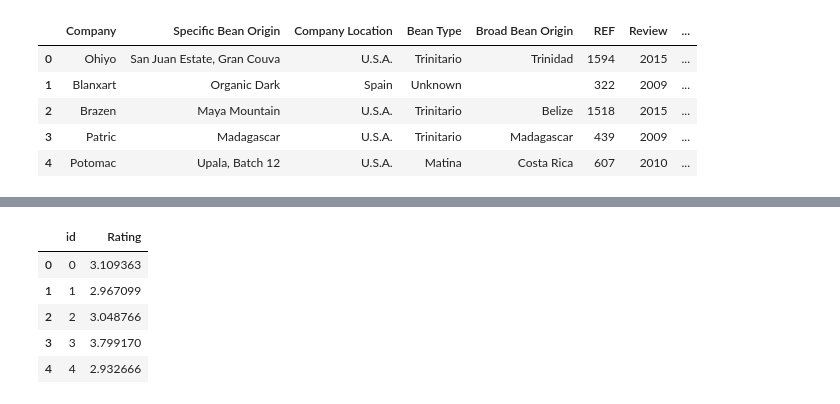
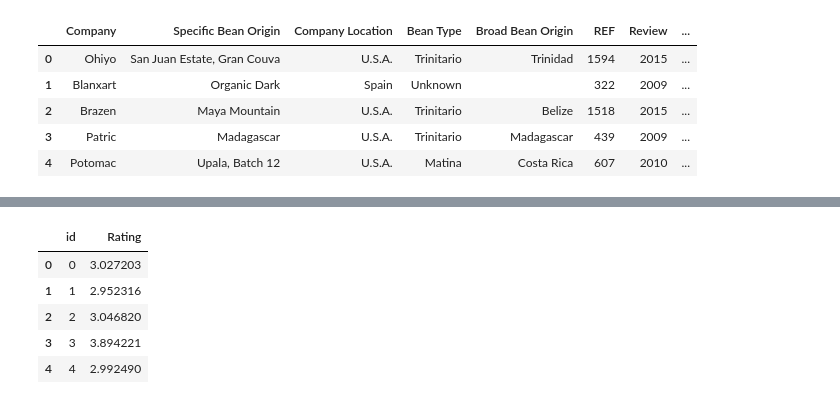
Before and after one commit to PolyakovMA/chocolate-review, a Jupyter notebook: Chocolate_reviews.ipynb, the cells around one changed output, grey strips where cells are left out. Saved outputs shown, nothing was run; the diff lists cells and outputs as text; code cells hidden in the pictures.

```diff
--- a/Chocolate_reviews.ipynb
+++ b/Chocolate_reviews.ipynb
@@ -399,5 +399,5 @@ X_train_1 = X_train.copy()
 X_test_1 = X_test.copy()
 # %%
 #2
-X_train_1 = X_train_1(columns=['REF', 'Company Location', 'Broad Bean Origin'])
+X_train_1 = X_train_1.drop(columns=['REF', 'Company Location', 'Broad Bean Origin'])
 X_test_1 = X_test_1.drop(columns=['REF', 'Company Location', 'Broad Bean Origin'])
@@ -417,0 +413,5 @@ X_test_1 = X_test_1.drop(columns=['REF', 'Company Location', 'Broad Bean Origin'
+# %%
+model = CatBoostRegressor(cat_features=["Company",	"Specific Bean Origin",	"Bean Type"],
+                          random_seed=42)
+
+model.fit(X_train_1, y)
@@ -418,13 +444,13 @@ X_test_1 = X_test_1.drop(columns=['REF', 'Company Location', 'Broad Bean Origin'
 # %%
-y_pred = model.predict(X_test)
+y_pred = model.predict(X_test_1)
 # %%
-result_df = pd.DataFrame({'id': X_test.index, 'Rating': y_pred})
+result_df = pd.DataFrame({'id': X_test_1.index, 'Rating': y_pred})
 result_df.head()
 # %% [output]
 |  | id | Rating |
-| 0 | 0 | 3.109363 |
-| 1 | 1 | 2.967099 |
-| 2 | 2 | 3.048766 |
-| 3 | 3 | 3.799170 |
-| 4 | 4 | 2.932666 |
+| 0 | 0 | 3.027203 |
+| 1 | 1 | 2.952316 |
+| 2 | 2 | 3.046820 |
+| 3 | 3 | 3.894221 |
+| 4 | 4 | 2.992490 |
 # %%
```
Also changed, not shown: parts of 6 cells of this notebook.
